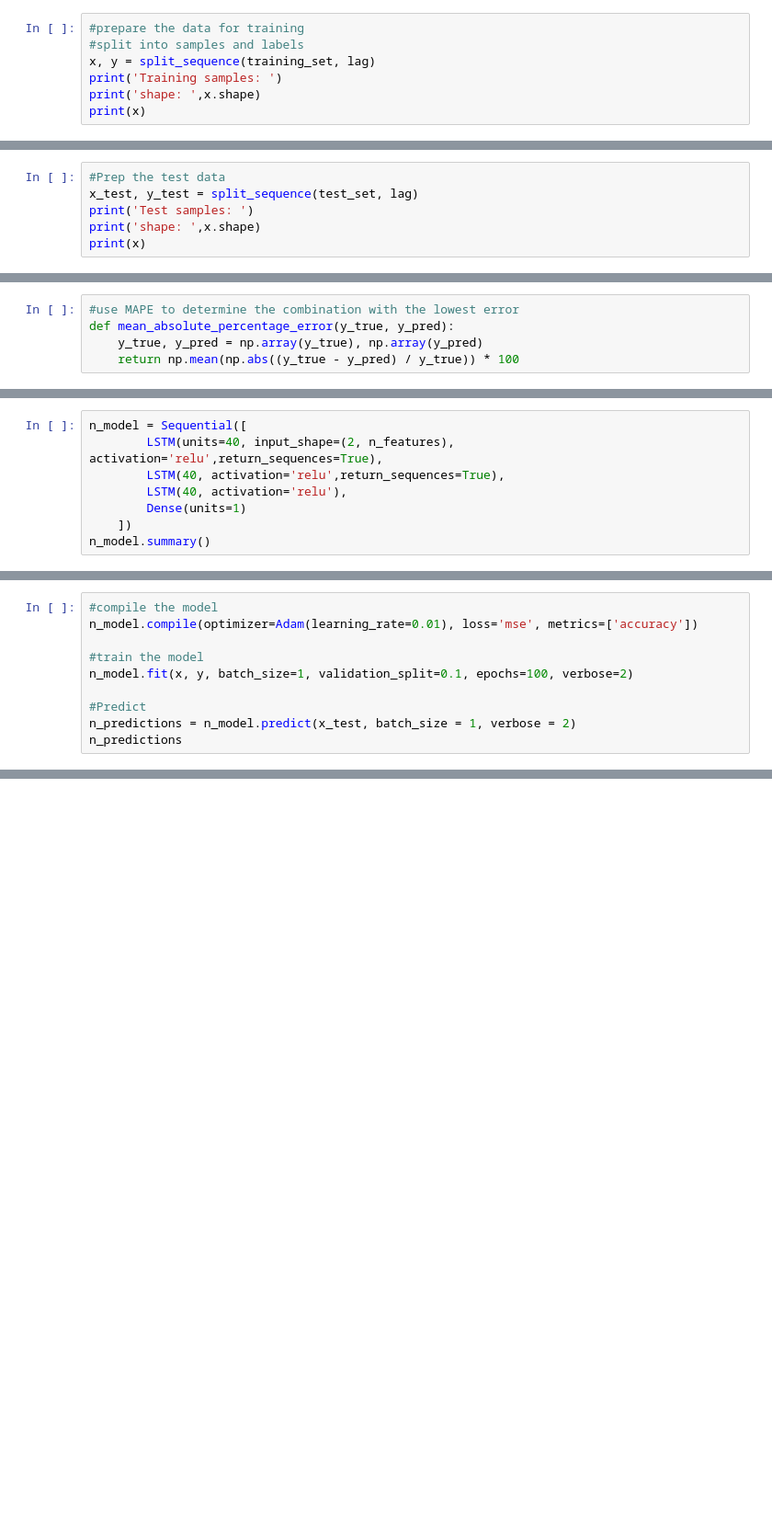
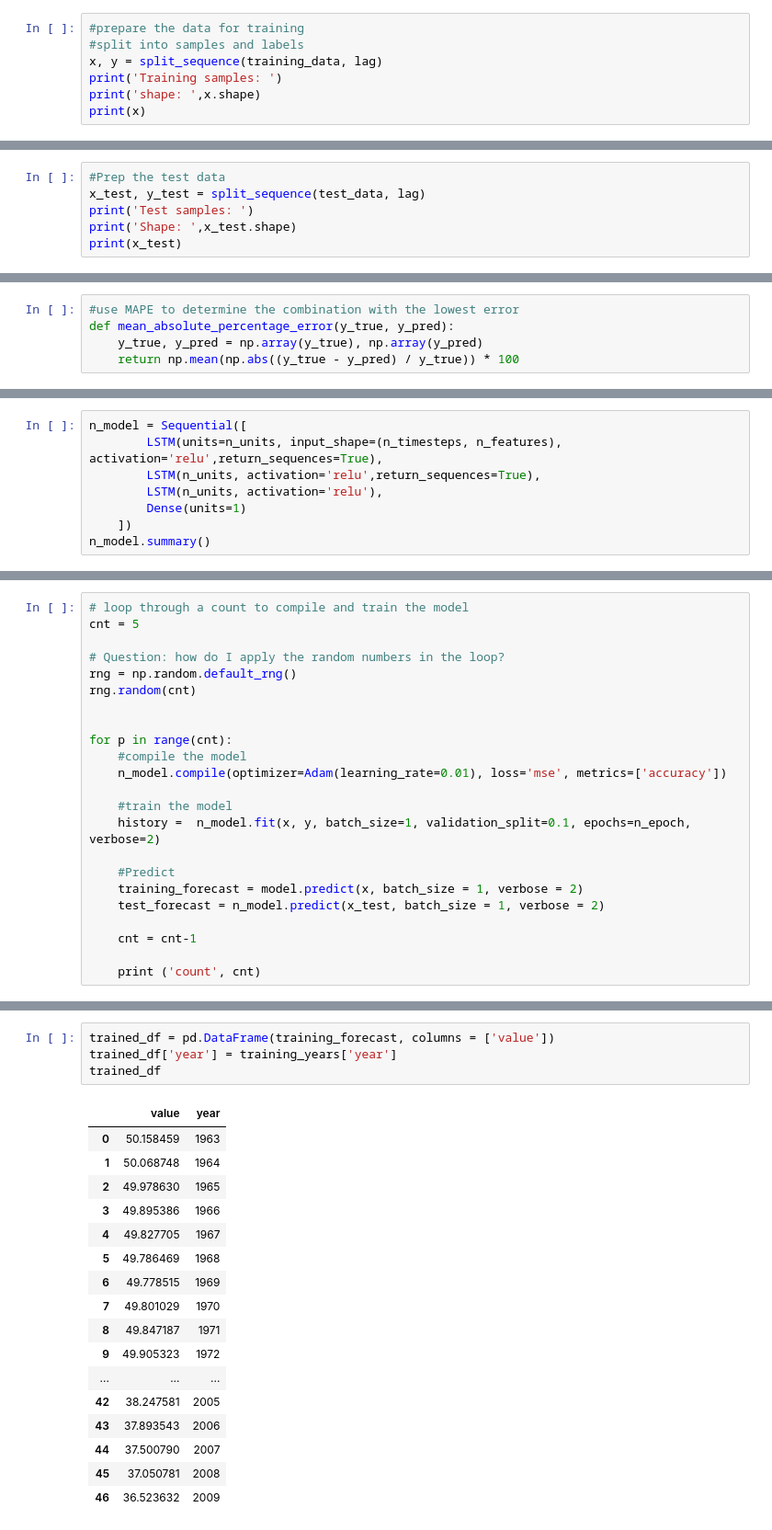
Before and after one commit to annchemu/tsa, a Jupyter notebook: lstm_model.ipynb, the cells around one changed output, grey strips where cells are left out. Shown: that part at 92% size. Cells and saved outputs as stored; diff of their text form; blank space fills up the shorter version.

Commit message:
lstm modifications

```diff
--- a/lstm_model.ipynb
+++ b/lstm_model.ipynb
@@ -78,7 +114,7 @@ def split_sequence(sequence, lag):
 # %%
 #prepare the data for training
 #split into samples and labels
-x, y = split_sequence(training_set, lag)
+x, y = split_sequence(training_data, lag)
 print('Training samples: ')
 print('shape: ',x.shape)
 print(x)
@@ -103,7 +139,7 @@ shape:  (37, 3, 1)
 # %%
 #Prep the test data
-x_test, y_test = split_sequence(test_set, lag)
+x_test, y_test = split_sequence(test_data, lag)
 print('Test samples: ')
-print('shape: ',x.shape)
-print(x)
+print('Shape: ',x_test.shape)
+print(x_test)
 # %% [output]
@@ -202,8 +255,8 @@ parameters['Parameters'][0]
 # %%
 n_model = Sequential([
-        LSTM(units=40, input_shape=(2, n_features), activation='relu',return_sequences=True),
-        LSTM(40, activation='relu',return_sequences=True),
-        LSTM(40, activation='relu'),
+        LSTM(units=n_units, input_shape=(n_timesteps, n_features), activation='relu',return_sequences=True),
+        LSTM(n_units, activation='relu',return_sequences=True),
+        LSTM(n_units, activation='relu'),
         Dense(units=1)
     ])
 n_model.summary()
@@ -225,13 +278,26 @@ Trainable params: 32,681
 Non-trainable params: 0
 _________________________________________________________________
 # %%
-#compile the model
-n_model.compile(optimizer=Adam(learning_rate=0.01), loss='mse', metrics=['accuracy'])
+# loop through a count to compile and train the model
+cnt = 5
 
-#train the model
-n_model.fit(x, y, batch_size=1, validation_split=0.1, epochs=100, verbose=2)
+# Question: how do I apply the random numbers in the loop?
+rng = np.random.default_rng()
+rng.random(cnt)
 
-#Predict
-n_predictions = n_model.predict(x_test, batch_size = 1, verbose = 2)
-n_predictions
+
+for p in range(cnt):
+    #compile the model
+    n_model.compile(optimizer=Adam(learning_rate=0.01), loss='mse', metrics=['accuracy'])
+
+    #train the model
+    history =  n_model.fit(x, y, batch_size=1, validation_split=0.1, epochs=n_epoch, verbose=2)
+
+    #Predict
+    training_forecast = model.predict(x, batch_size = 1, verbose = 2)
+    test_forecast = n_model.predict(x_test, batch_size = 1, verbose = 2)
+
+    cnt = cnt-1
+
+    print ('count', cnt)
 # %% [output]
@@ -283,0 +331,22 @@ sns.set(rc={'figure.figsize':(8,6)})
+# %%
+trained_df = pd.DataFrame(training_forecast, columns = ['value'])
+trained_df['year'] = training_years['year']
+trained_df
+# %% [output]
+|  | value | year |
+| 0 | 50.158459 | 1963 |
+| 1 | 50.068748 | 1964 |
+| 2 | 49.978630 | 1965 |
+| 3 | 49.895386 | 1966 |
+| 4 | 49.827705 | 1967 |
+| 5 | 49.786469 | 1968 |
+| 6 | 49.778515 | 1969 |
+| 7 | 49.801029 | 1970 |
+| 8 | 49.847187 | 1971 |
+| 9 | 49.905323 | 1972 |
+| ... | ... | ... |
+| 42 | 38.247581 | 2005 |
+| 43 | 37.893543 | 2006 |
+| 44 | 37.500790 | 2007 |
+| 45 | 37.050781 | 2008 |
+| 46 | 36.523632 | 2009 |
```
Also changed, not shown: parts of 32 cells of this notebook, 1 other file.
